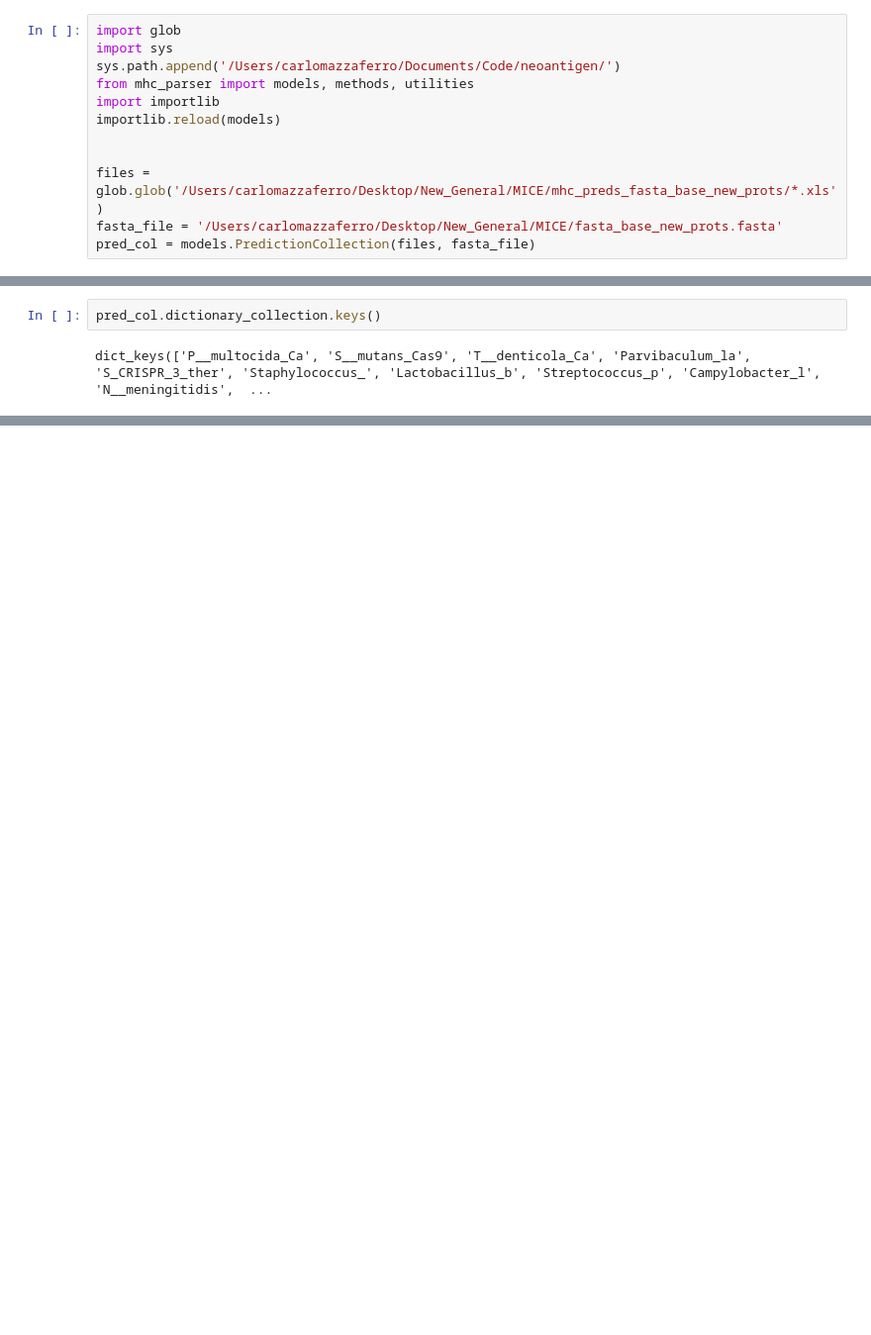
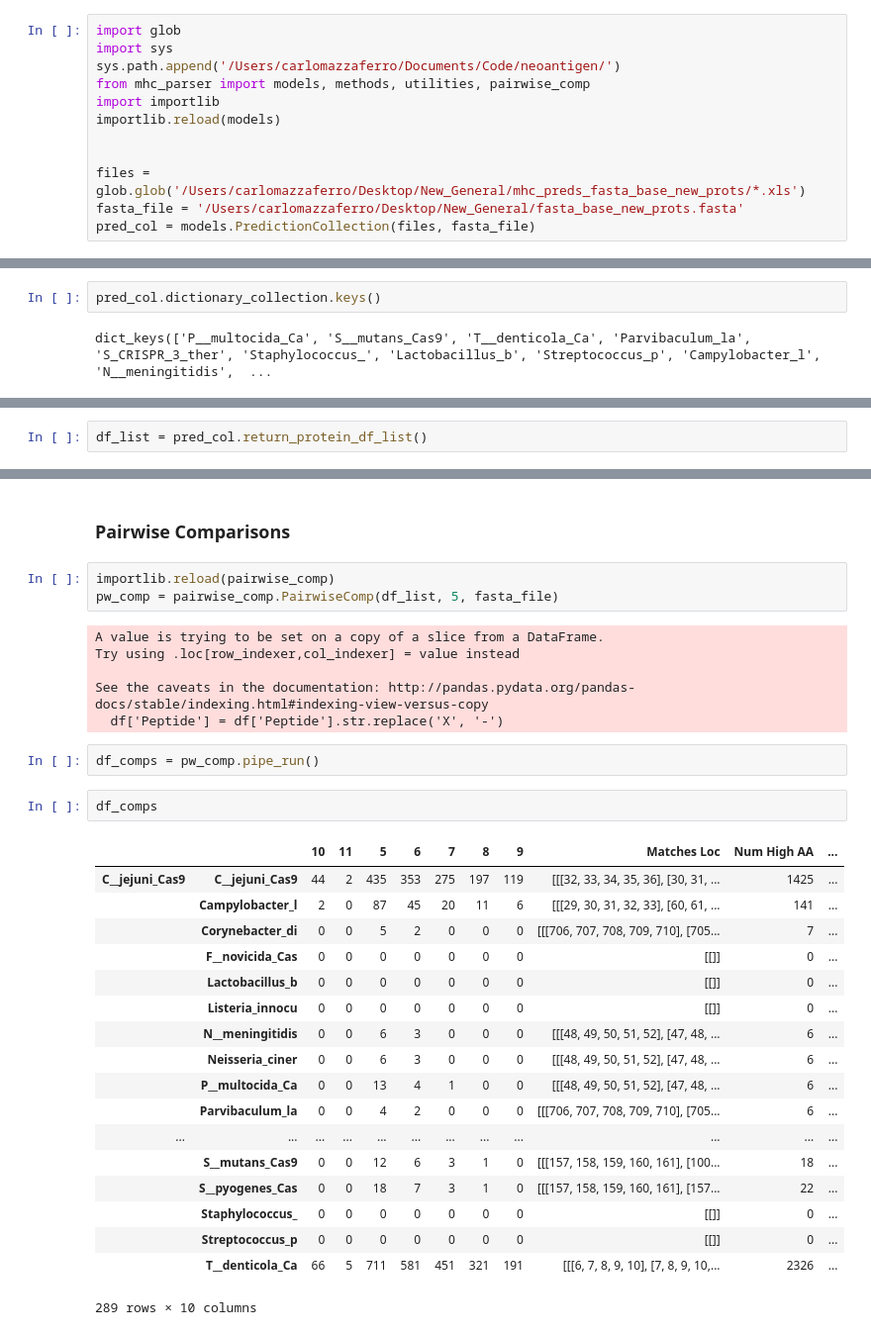
Before and after one commit to carlomazzaferro/neoantigen, a Jupyter notebook: antigen_discovery/PredictionCollection.ipynb, the cells around one changed output, grey strips where cells are left out. Shown at 99% size. Saved outputs shown, nothing was run; the diff lists cells and outputs as text; blank space fills up the shorter version.

```diff
--- a/antigen_discovery/PredictionCollection.ipynb
+++ b/antigen_discovery/PredictionCollection.ipynb
@@ -2,13 +2,13 @@
 import glob
 import sys
 sys.path.append('/Users/carlomazzaferro/Documents/Code/neoantigen/')
-from mhc_parser import models, methods, utilities
+from mhc_parser import models, methods, utilities, pairwise_comp
 import importlib
 importlib.reload(models)
 
 
-files = glob.glob('/Users/carlomazzaferro/Desktop/New_General/MICE/mhc_preds_fasta_base_new_prots/*.xls')
-fasta_file = '/Users/carlomazzaferro/Desktop/New_General/MICE/fasta_base_new_prots.fasta'
+files = glob.glob('/Users/carlomazzaferro/Desktop/New_General/mhc_preds_fasta_base_new_prots/*.xls')
+fasta_file = '/Users/carlomazzaferro/Desktop/New_General/fasta_base_new_prots.fasta'
 pred_col = models.PredictionCollection(files, fasta_file)
 # %%
 parsing = pred_col.digest_multiple()
@@ -136,0 +58,2 @@ pred_col.protein_dataframe(ref)
+# %%
+df_list = pred_col.return_protein_df_list()
@@ -136,0 +81,34 @@ pred_col.protein_dataframe(ref)
+# %% [markdown]
+### Pairwise Comparisons
+# %%
+importlib.reload(pairwise_comp)
+pw_comp = pairwise_comp.PairwiseComp(df_list, 5, fasta_file)
+# %% [output]
+A value is trying to be set on a copy of a slice from a DataFrame.
+Try using .loc[row_indexer,col_indexer] = value instead
+
+See the caveats in the documentation: http://pandas.pydata.org/pandas-docs/stable/indexing.html#indexing-view-versus-copy
+  df['Peptide'] = df['Peptide'].str.replace('X', '-')
+# %%
+df_comps = pw_comp.pipe_run()
+# %%
+df_comps
+# %% [output]
+|  |  | 10 | 11 | 5 | 6 | 7 | 8 | 9 | Matches Loc | Num High AA | ... |
+| C__jejuni_Cas9 | C__jejuni_Cas9 | 44 | 2 | 435 | 353 | 275 | 197 | 119 | [[[32, 33, 34, 35, 36], [30, 31, ... | 1425 | ... |
+|  | Campylobacter_l | 2 | 0 | 87 | 45 | 20 | 11 | 6 | [[[29, 30, 31, 32, 33], [60, 61, ... | 141 | ... |
+|  | Corynebacter_di | 0 | 0 | 5 | 2 | 0 | 0 | 0 | [[[706, 707, 708, 709, 710], [705... | 7 | ... |
+|  | F__novicida_Cas | 0 | 0 | 0 | 0 | 0 | 0 | 0 | [[]] | 0 | ... |
+|  | Lactobacillus_b | 0 | 0 | 0 | 0 | 0 | 0 | 0 | [[]] | 0 | ... |
+|  | Listeria_innocu | 0 | 0 | 0 | 0 | 0 | 0 | 0 | [[]] | 0 | ... |
+|  | N__meningitidis | 0 | 0 | 6 | 3 | 0 | 0 | 0 | [[[48, 49, 50, 51, 52], [47, 48, ... | 6 | ... |
+|  | Neisseria_ciner | 0 | 0 | 6 | 3 | 0 | 0 | 0 | [[[48, 49, 50, 51, 52], [47, 48, ... | 6 | ... |
+|  | P__multocida_Ca | 0 | 0 | 13 | 4 | 1 | 0 | 0 | [[[48, 49, 50, 51, 52], [47, 48, ... | 6 | ... |
+|  | Parvibaculum_la | 0 | 0 | 4 | 2 | 0 | 0 | 0 | [[[706, 707, 708, 709, 710], [705... | 6 | ... |
+| ... | ... | ... | ... | ... | ... | ... | ... | ... | ... | ... | ... |
+|  | S__mutans_Cas9 | 0 | 0 | 12 | 6 | 3 | 1 | 0 | [[[157, 158, 159, 160, 161], [100... | 18 | ... |
+|  | S__pyogenes_Cas | 0 | 0 | 18 | 7 | 3 | 1 | 0 | [[[157, 158, 159, 160, 161], [157... | 22 | ... |
+|  | Staphylococcus_ | 0 | 0 | 0 | 0 | 0 | 0 | 0 | [[]] | 0 | ... |
+|  | Streptococcus_p | 0 | 0 | 0 | 0 | 0 | 0 | 0 | [[]] | 0 | ... |
+|  | T__denticola_Ca | 66 | 5 | 711 | 581 | 451 | 321 | 191 | [[[6, 7, 8, 9, 10], [7, 8, 9, 10,... | 2326 | ... |
+289 rows × 10 columns
```
Also changed, not shown: parts of 12 cells of this notebook, 3 other files.
